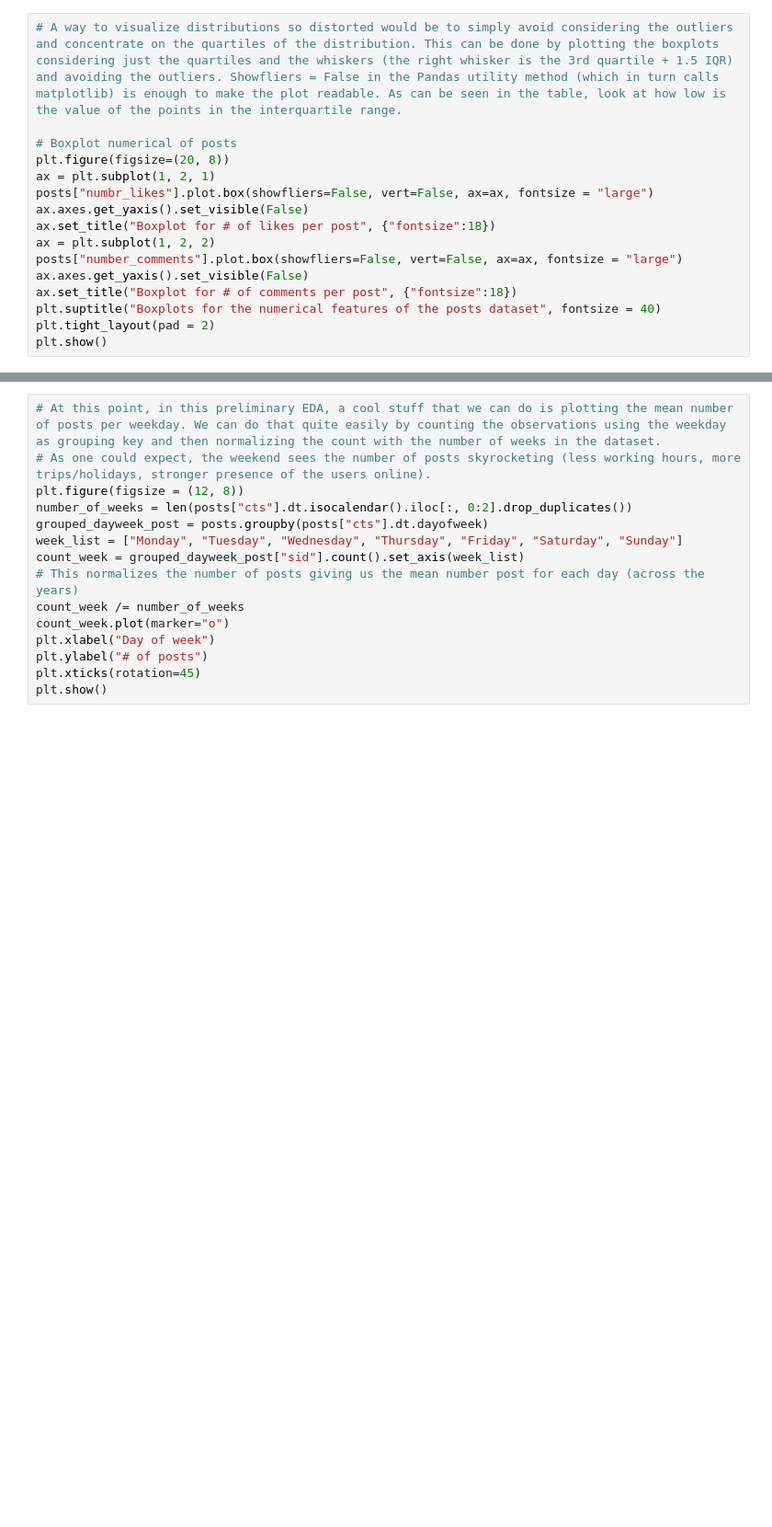
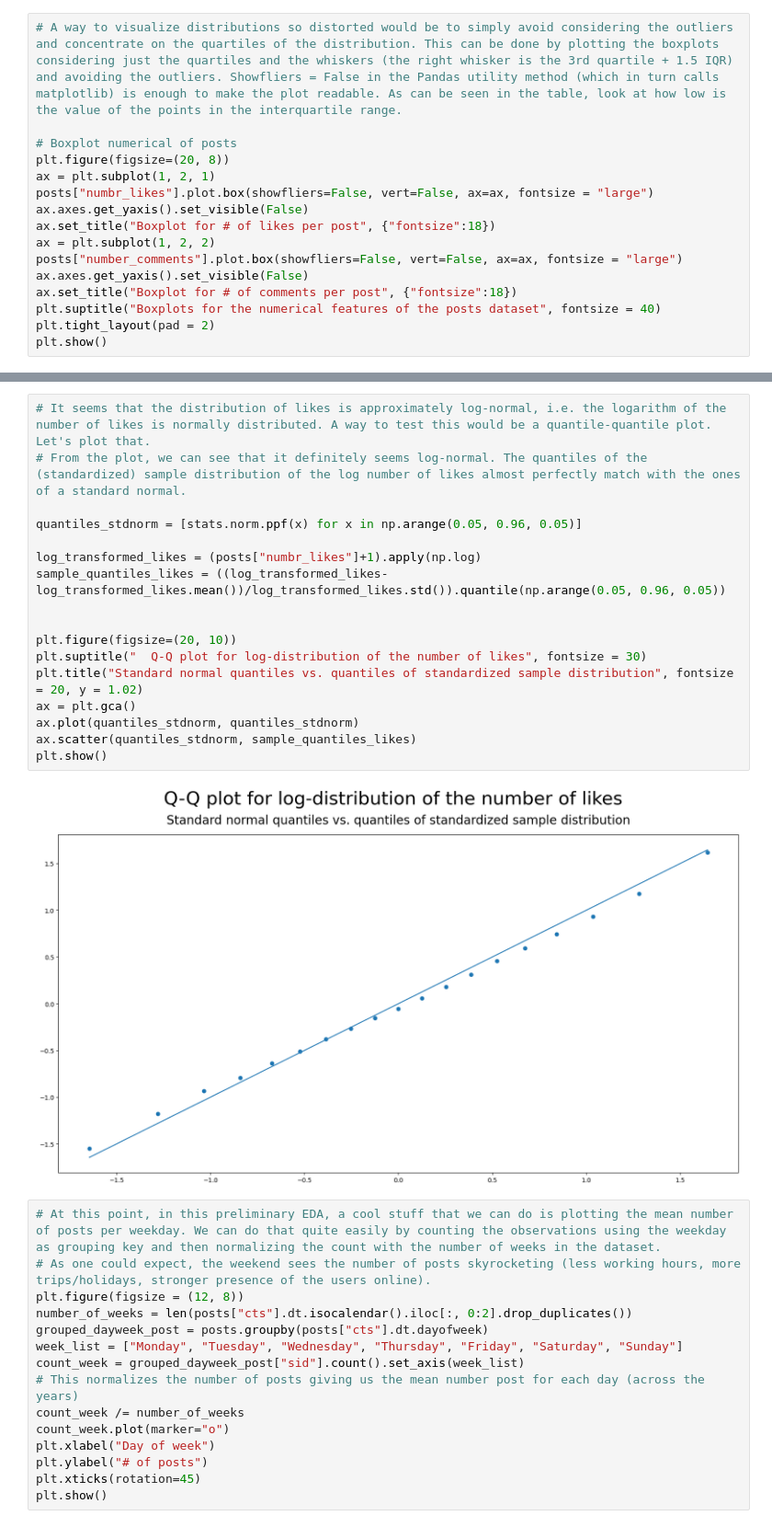
Before and after one commit to sim2000dg/adm_hw2-group30, a Jupyter notebook: RQ1.ipynb, the cells around one changed output, grey strips where cells are left out. Shown at 92% size. Cells and saved outputs as stored; diff of their text form; blank space fills up the shorter version.

```diff
--- a/RQ1.ipynb
+++ b/RQ1.ipynb
@@ -82,3 +94,22 @@ plt.show()
+# %%
+# It seems that the distribution of likes is approximately log-normal, i.e. the logarithm of the number of likes is normally distributed. A way to test this would be a quantile-quantile plot. Let's plot that.
+# From the plot, we can see that it definitely seems log-normal. The quantiles of the (standardized) sample distribution of the log number of likes almost perfectly match with the ones of a standard normal.
+
+quantiles_stdnorm = [stats.norm.ppf(x) for x in np.arange(0.05, 0.96, 0.05)]
+
+log_transformed_likes = (posts["numbr_likes"]+1).apply(np.log)
+sample_quantiles_likes = ((log_transformed_likes-log_transformed_likes.mean())/log_transformed_likes.std()).quantile(np.arange(0.05, 0.96, 0.05))
+
+
+plt.figure(figsize=(20, 10))
+plt.suptitle("  Q-Q plot for log-distribution of the number of likes", fontsize = 30)
+plt.title("Standard normal quantiles vs. quantiles of standardized sample distribution", fontsize = 20, y = 1.02)
+ax = plt.gca()
+ax.plot(quantiles_stdnorm, quantiles_stdnorm)
+ax.scatter(quantiles_stdnorm, sample_quantiles_likes)
+plt.show()
+# %% [output]
+[figure, added]
 # %%
 # At this point, in this preliminary EDA, a cool stuff that we can do is plotting the mean number of posts per weekday. We can do that quite easily by counting the observations using the weekday as grouping key and then normalizing the count with the number of weeks in the dataset.
 # As one could expect, the weekend sees the number of posts skyrocketing (less working hours, more trips/holidays, stronger presence of the users online).
```
Also changed, not shown: parts of 9 cells of this notebook.
